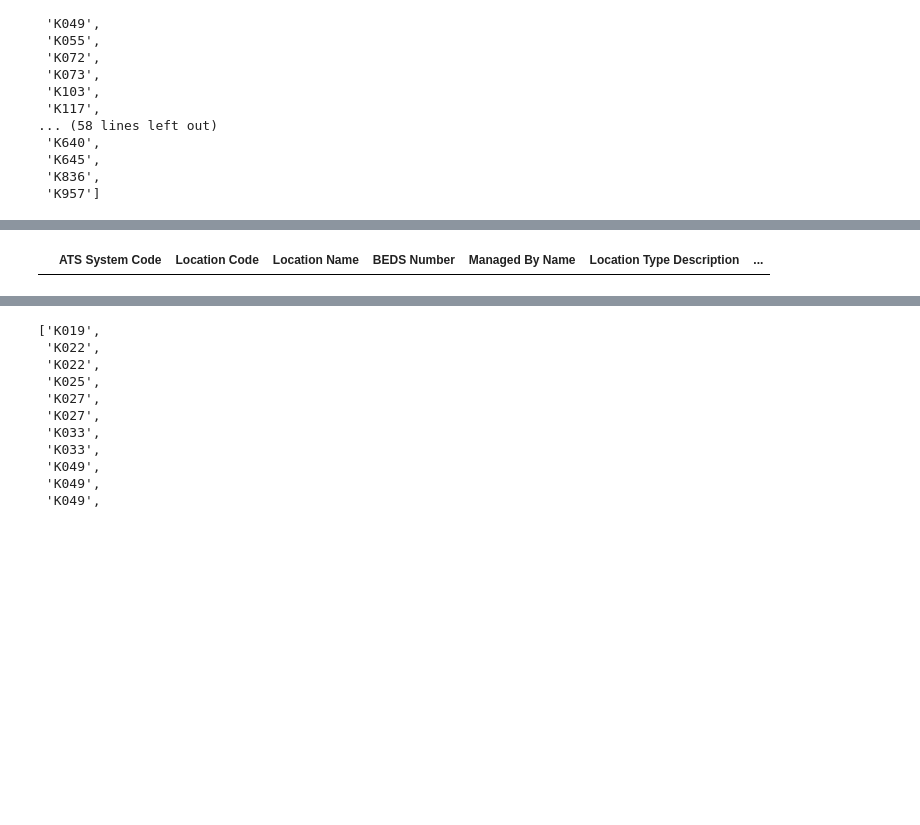
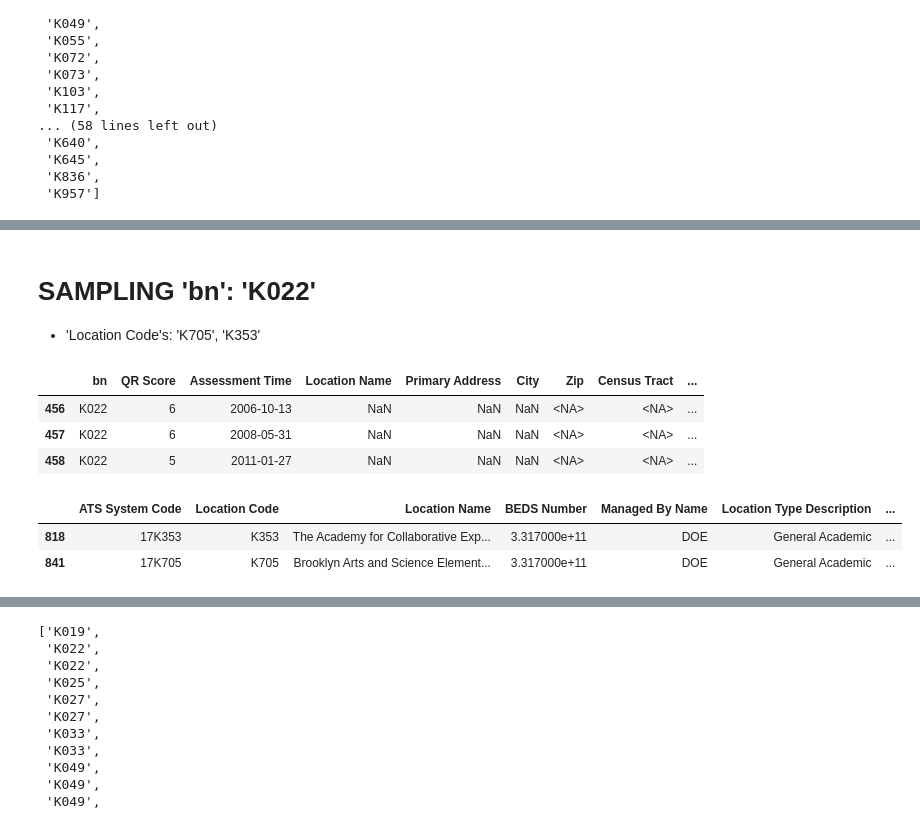
Before and after one commit to tali0n-git/NYC_Public_Schools_Analysis, a Jupyter notebook: School_Data_Analysis_Notebooks/QualityReviewRatings_2005-2020_EDA.ipynb, the cells around one changed output, grey strips where cells are left out. Saved outputs shown, nothing was run; the diff lists cells and outputs as text; code cells hidden in the pictures; blank space fills up the shorter version.

Commit message:
Exploring options for handling 'Building Code' to 'Location Code' dilema.

```diff
--- a/School_Data_Analysis_Notebooks/QualityReviewRatings_2005-2020_EDA.ipynb
+++ b/School_Data_Analysis_Notebooks/QualityReviewRatings_2005-2020_EDA.ipynb
@@ -929,4 +943,16 @@ sorted(missing_K)
+# %% [markdown]
+# SAMPLING 'bn': 'K022'
+- 'Location Code's: 'K705', 'K353'
+# %%
+K_df[K_df['bn'] == 'K022']
+# %% [output]
+|  | bn | QR Score | Assessment Time | Location Name | Primary Address | City | Zip | Census Tract | ... |
+| 456 | K022 | 6 | 2006-10-13 | NaN | NaN | NaN | <NA> | <NA> | ... |
+| 457 | K022 | 6 | 2008-05-31 | NaN | NaN | NaN | <NA> | <NA> | ... |
+| 458 | K022 | 5 | 2011-01-27 | NaN | NaN | NaN | <NA> | <NA> | ... |
 # %%
-school_data_2[school_data_2['Building Code'] == 'K636']
+school_data_2[school_data_2['Location Code'].isin(['K705', 'K353'])]
 # %% [output]
 |  | ATS System Code | Location Code | Location Name | BEDS Number | Managed By Name | Location Type Description | ... |
+| 818 | 17K353 | K353 | The Academy for Collaborative Exp... | 3.317000e+11 | DOE | General Academic | ... |
+| 841 | 17K705 | K705 | Brooklyn Arts and Science Element... | 3.317000e+11 | DOE | General Academic | ... |
```
Also changed, not shown: parts of 8 cells of this notebook.
